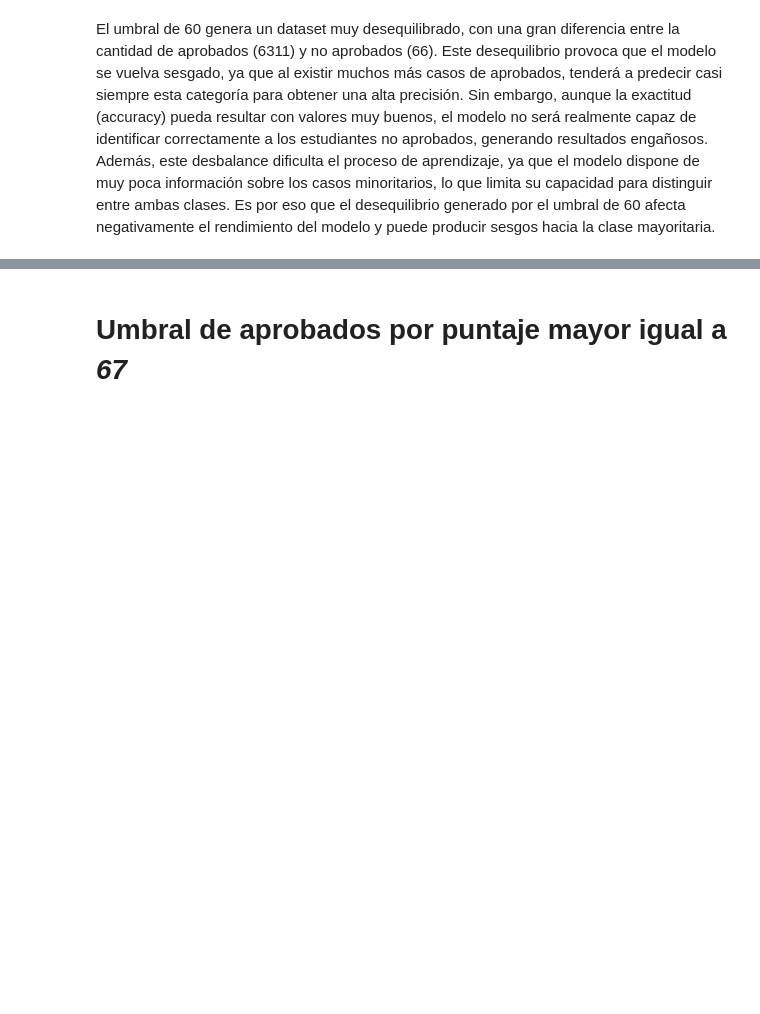
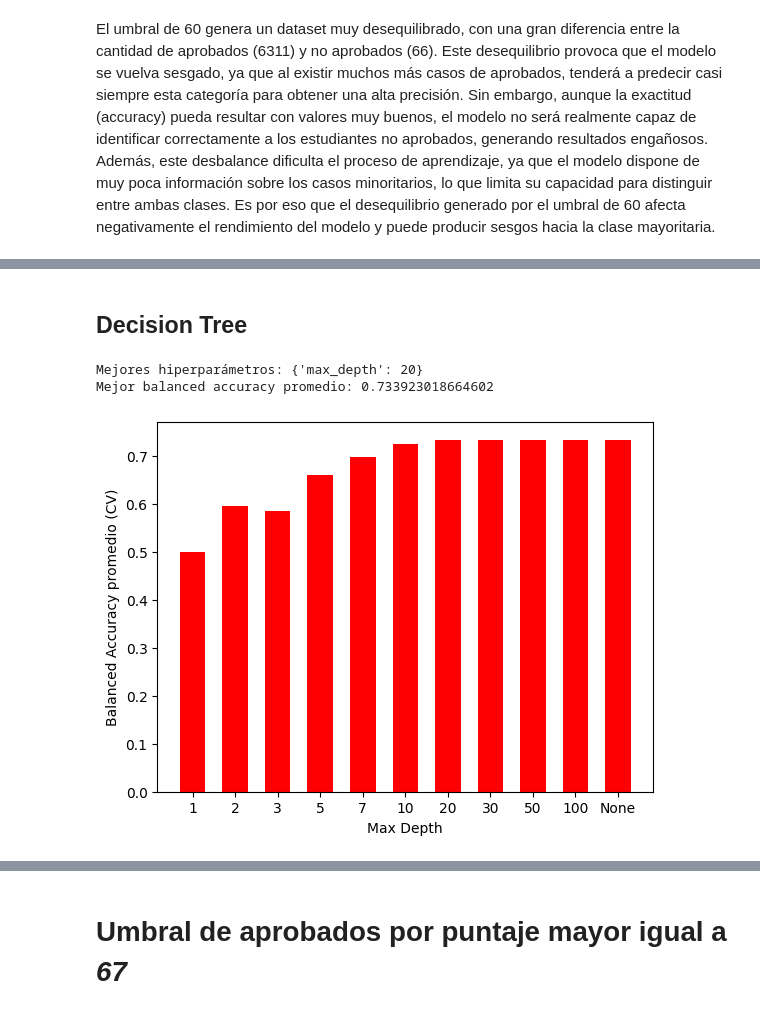
Before and after one commit to JeiGeek/ia1-LosPandas-prediccion_rendimiento_estudiantil, a Jupyter notebook: 02_Supervised_learning.ipynb, the cells around one changed output, grey strips where cells are left out. Drawn from its saved outputs; the diff is of its cells as text; code cells hidden in the pictures; blank space fills up the shorter version.

```diff
--- a/02_Supervised_learning.ipynb
+++ b/02_Supervised_learning.ipynb
@@ -1738,0 +1646,14 @@ El umbral de 60 genera un dataset muy desequilibrado, con una gran diferencia en
+# %%
+# Entrenamiento del modelo fina con todo el x_train y evaluar con el test
+model.fit(X_train, y_train)
+y_pred = model.predict(X_test)
+
+balanced_acc_final = balanced_accuracy_score(y_test, y_pred)
+mcc_final = matthews_corrcoef(y_test, y_pred)
+
+# Evaluacion final
+print("Evaluación final:")
+print("Balanced Accuracy:", round(balanced_acc_final, 4))
+print("Matthews Corrcoef:", round(mcc_final, 4))
+print("\nClassification Report:")
+print(classification_report(y_test, y_pred))
@@ -1738,0 +1696,32 @@ El umbral de 60 genera un dataset muy desequilibrado, con una gran diferencia en
+# %% [markdown]
+## **Decision Tree**
+# %%
+# Modelo base
+tree = DecisionTreeClassifier(random_state=42)
+
+# Espacio de hiperparámetros para el tuning
+param_grid = {
+    'max_depth': [1, 2, 3, 5, 7, 10, 20, 30, 50, 100, None]
+}
+# %%
+# Llamado de la función
+grid, scores_folds, balanced_acc_final, mcc_final, report, cm, importantes = flujo_clasificacion(tree, param_grid, X_train, X_test, y_train, y_test)
+# %%
+# Mejores hiperparametros
+print("Mejores hiperparámetros:", grid.best_params_)
+print("Mejor balanced accuracy promedio:", grid.best_score_)
+# %% [output]
+Mejores hiperparámetros: {'max_depth': 20}
+Mejor balanced accuracy promedio: 0.733923018664602
+# %%
+# Gráfica de los hiperparametros
+results = grid.cv_results_
+depths = [str(d) if d is not None else "None" for d in param_grid['max_depth']]
+scores = results['mean_test_score']
+
+plt.bar(depths, scores, color='red', width= 0.6)
+plt.xlabel('Max Depth')
+plt.ylabel('Balanced Accuracy promedio (CV)')
+plt.show()
+# %% [output]
+[figure, added]
```
Also changed, not shown: parts of 61 cells of this notebook.
